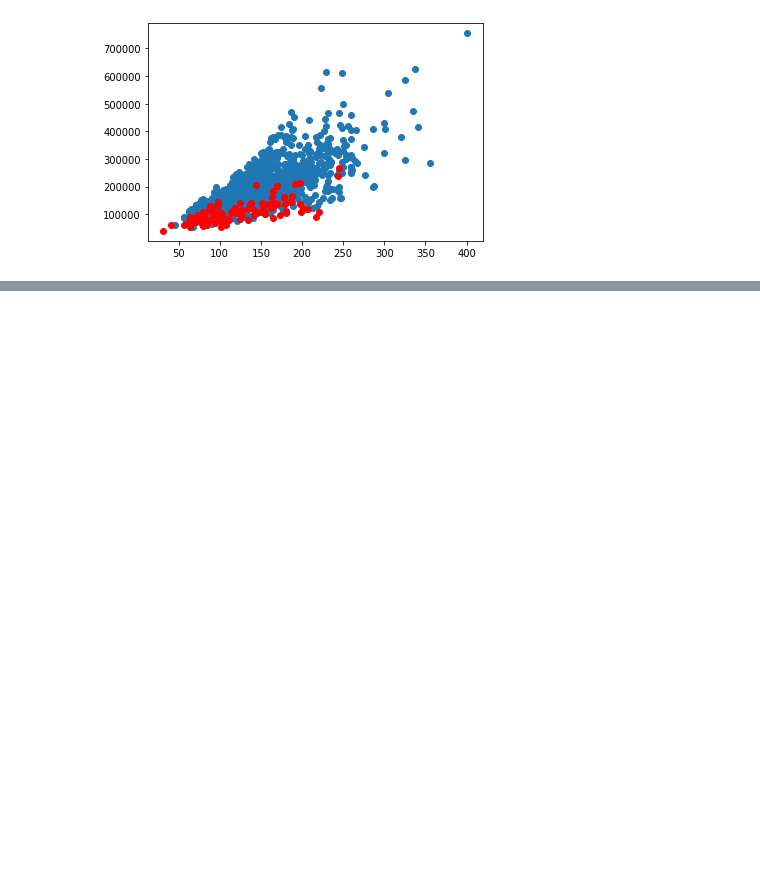
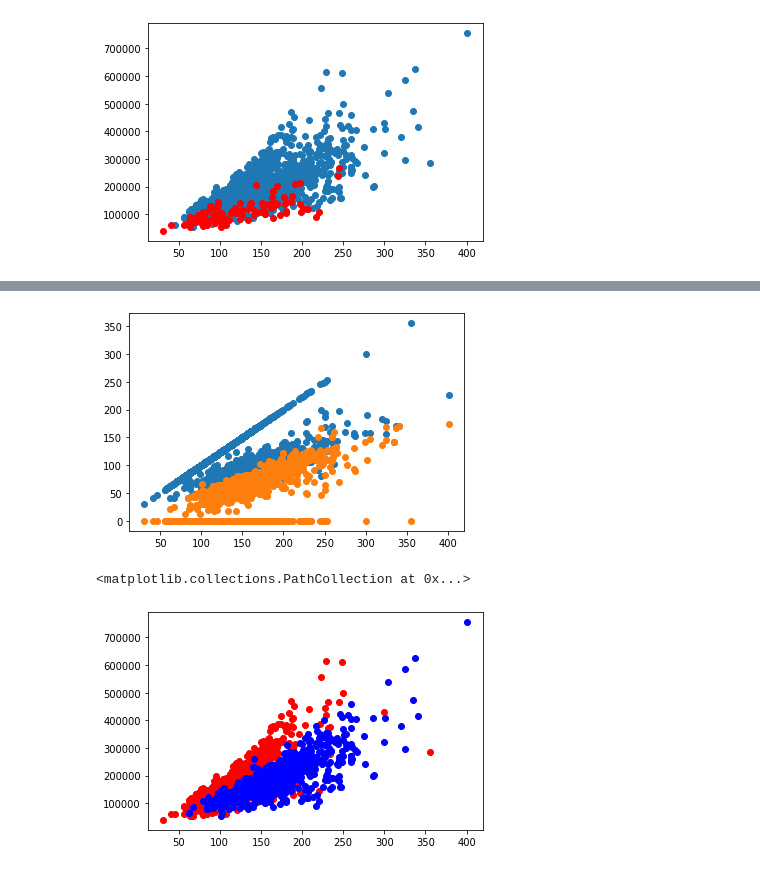
Before and after one commit to CrossField1973/DataScienceProject_01, a Jupyter notebook: housing_data.ipynb, the cells around one changed output, grey strips where cells are left out. Saved outputs shown, nothing was run; the diff lists cells and outputs as text; code cells hidden in the pictures; blank space fills up the shorter version.

```diff
--- a/housing_data.ipynb
+++ b/housing_data.ipynb
@@ -66,0 +79,19 @@ plt.scatter(house_not_ac["Wohnflaeche in qm"],house_not_ac["Preis"],c="red")
+# %%
+# Erster Stock in qm, Zweiter Stock in qm, Wohnflaeche in qm
+# Daten für uns unwichtig, es wird nur kurz darüber geschaut, ob Anomalien und interessante Sachen auftreten
+
+plt.scatter(housing_data["Wohnflaeche in qm"], housing_data["Erster Stock in qm"])
+plt.scatter(housing_data["Wohnflaeche in qm"], housing_data["Zweiter Stock in qm"])
+plt.show()
+# Wie zu erwarten sieht man nicht viel, es gibt sehr viele einstöckige Häuser
+
+one_floor = housing_data[housing_data["Zweiter Stock in qm"] == 0 ]
+two_floors = housing_data[housing_data["Zweiter Stock in qm"] != 0 ]
+
+plt.scatter(one_floor["Wohnflaeche in qm"], one_floor["Preis"], c= "red")
+plt.scatter(two_floors["Wohnflaeche in qm"], two_floors["Preis"], c= "blue")
+# Wohnungen mit mehreren Stockwerken sind bei gleicher Wohnfläche durchweg billiger
+# %% [output]
+[figure, added]
+<matplotlib.collections.PathCollection at 0x...>
+[figure, added]
```
Also changed, not shown: parts of 7 cells of this notebook.
